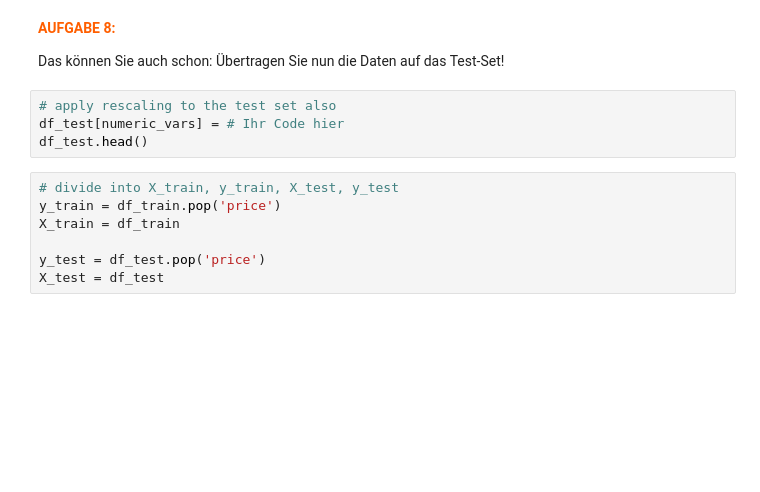
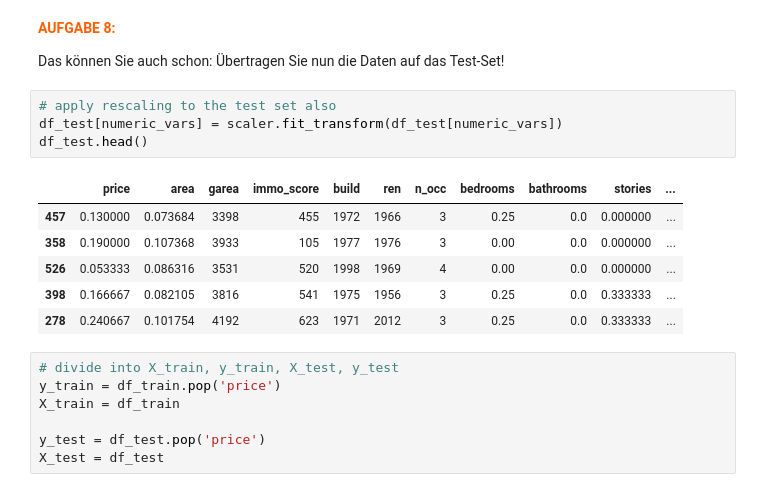
Before and after one commit to Robert35-dll/wikisys_exercise, a Jupyter notebook: 08/LinReg with CrossVal.ipynb, the cells around one changed output. Cells and saved outputs as stored; diff of their text form; blank space fills up the shorter version.

```diff
--- a/08/LinReg with CrossVal.ipynb
+++ b/08/LinReg with CrossVal.ipynb
@@ -366,8 +401,15 @@ Das können Sie auch schon: Übertragen Sie nun die Daten auf das Test-Set!
 </div>
 # %%
 # apply rescaling to the test set also
-df_test[numeric_vars] = # Ihr Code hier
+df_test[numeric_vars] = scaler.fit_transform(df_test[numeric_vars])
 df_test.head()
+# %% [output]
+|  | price | area | garea | immo_score | build | ren | n_occ | bedrooms | bathrooms | stories | ... |
+| 457 | 0.130000 | 0.073684 | 3398 | 455 | 1972 | 1966 | 3 | 0.25 | 0.0 | 0.000000 | ... |
+| 358 | 0.190000 | 0.107368 | 3933 | 105 | 1977 | 1976 | 3 | 0.00 | 0.0 | 0.000000 | ... |
+| 526 | 0.053333 | 0.086316 | 3531 | 520 | 1998 | 1969 | 4 | 0.00 | 0.0 | 0.000000 | ... |
+| 398 | 0.166667 | 0.082105 | 3816 | 541 | 1975 | 1956 | 3 | 0.25 | 0.0 | 0.333333 | ... |
+| 278 | 0.240667 | 0.101754 | 4192 | 623 | 1971 | 2012 | 3 | 0.25 | 0.0 | 0.333333 | ... |
 # %%
 # divide into X_train, y_train, X_test, y_test
 y_train = df_train.pop('price')
```
Also changed, not shown: parts of 33 cells of this notebook.
